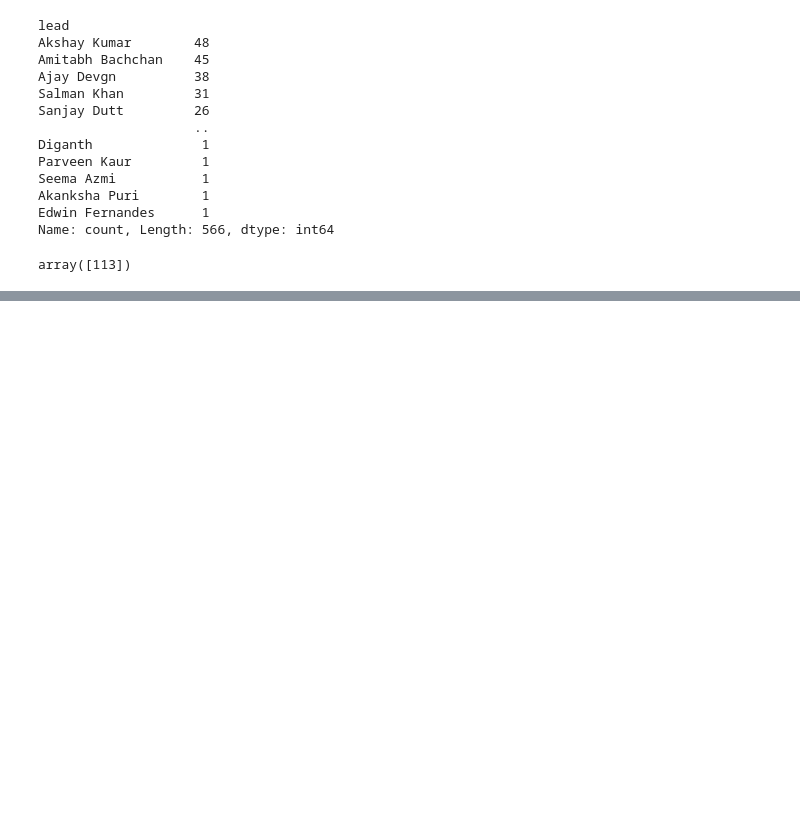
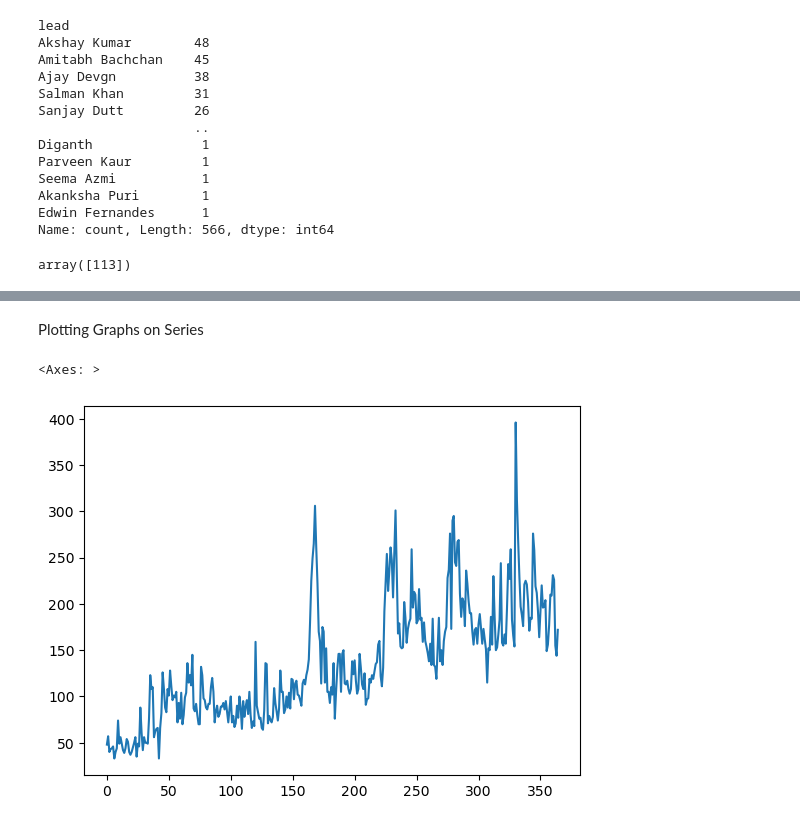
Before and after one commit to Jitudebnath/python, a Jupyter notebook: PANDAS/PandasNotebook.ipynb, the cells around one changed output, grey strips where cells are left out. Drawn from its saved outputs; the diff is of its cells as text; code cells hidden in the pictures; blank space fills up the shorter version.

Commit message:
pandas_series concepts

```diff
--- a/PANDAS/PandasNotebook.ipynb
+++ b/PANDAS/PandasNotebook.ipynb
@@ -253,0 +522,7 @@ array([113])
+# %% [markdown]
+Plotting Graphs on Series
+# %%
+subs.plot()
+# %% [output]
+<Axes: >
+[figure, added]
```
Also changed, not shown: parts of 37 cells of this notebook, 1 other file.
